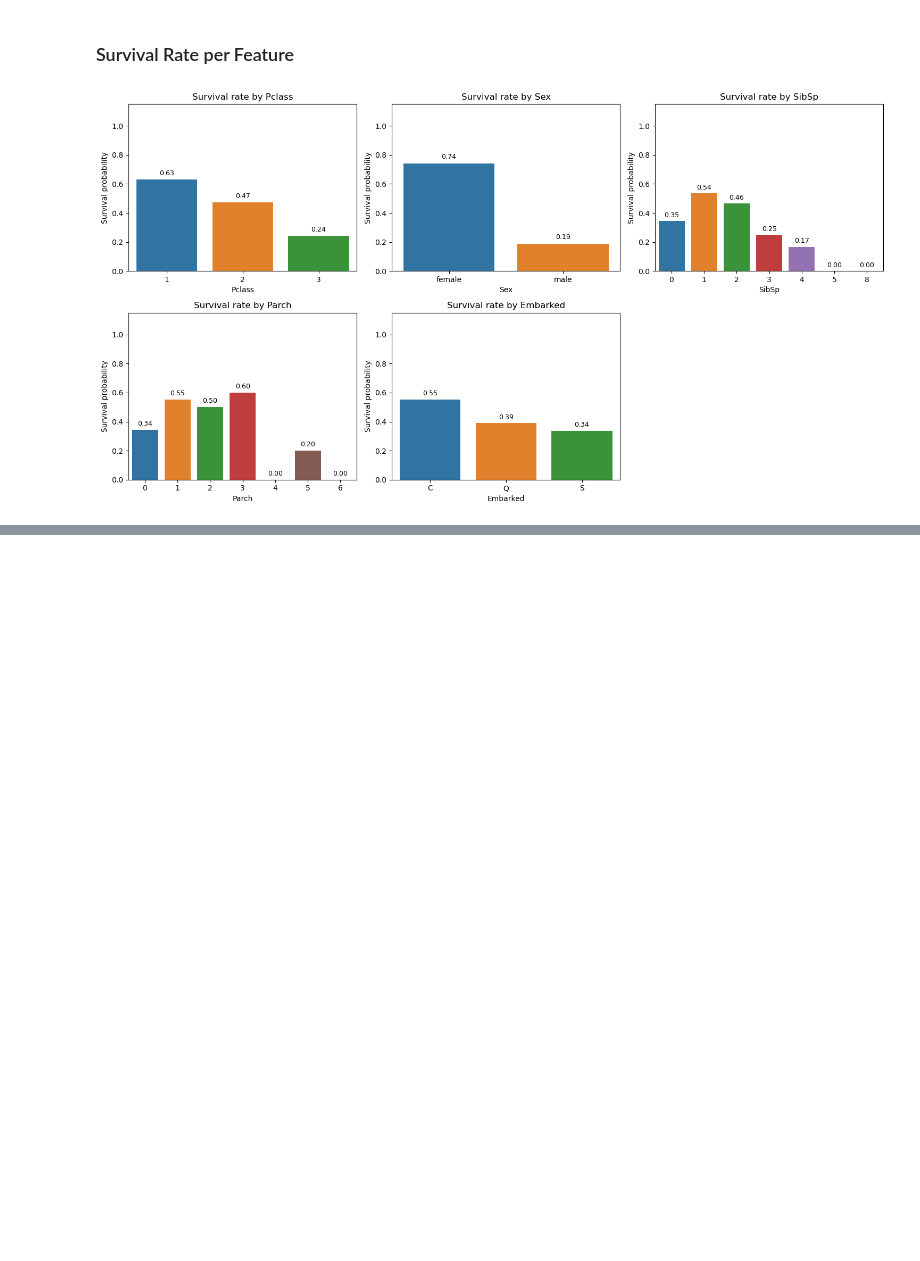
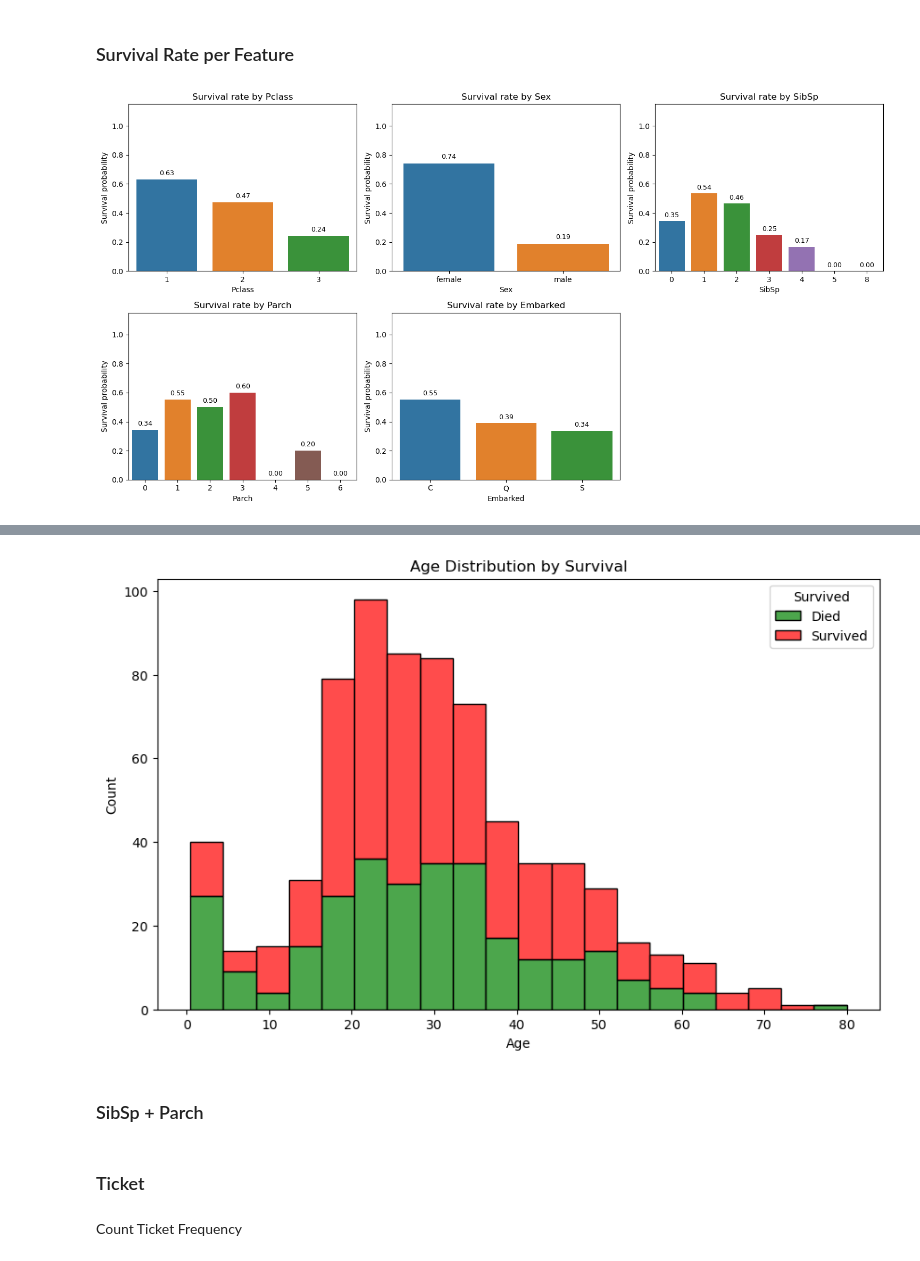
Before and after one commit to manugoetz/titanic-survival-prediction, a Jupyter notebook: notebooks/data_exploration.ipynb, the cells around one changed output, grey strips where cells are left out. Saved outputs shown, nothing was run; the diff lists cells and outputs as text; code cells hidden in the pictures; blank space fills up the shorter version.

```diff
--- a/notebooks/data_exploration.ipynb
+++ b/notebooks/data_exploration.ipynb
@@ -255,0 +145,20 @@ plt.show()
+# %%
+plt.figure(figsize=(10,6))
+sns.histplot(
+    data=titanic_train,
+    x="Age",
+    hue="Survived",        # split by survival
+    multiple="stack",      # stack the bars
+    bins=20,               # number of bins
+    palette={0:"red", 1:"green"},
+    alpha=0.7
+)
+plt.title("Age Distribution by Survival")
+plt.xlabel("Age")
+plt.ylabel("Count")
+plt.legend(title="Survived", labels=["Died", "Survived"])
+plt.show()
+# %% [output]
+[figure, added]
+# %% [markdown]
+### SibSp + Parch
@@ -255,0 +167,4 @@ plt.show()
+# %% [markdown]
+### Ticket
+# %% [markdown]
+Count Ticket Frequency
```
Also changed, not shown: parts of 65 cells of this notebook, 1 other file.
